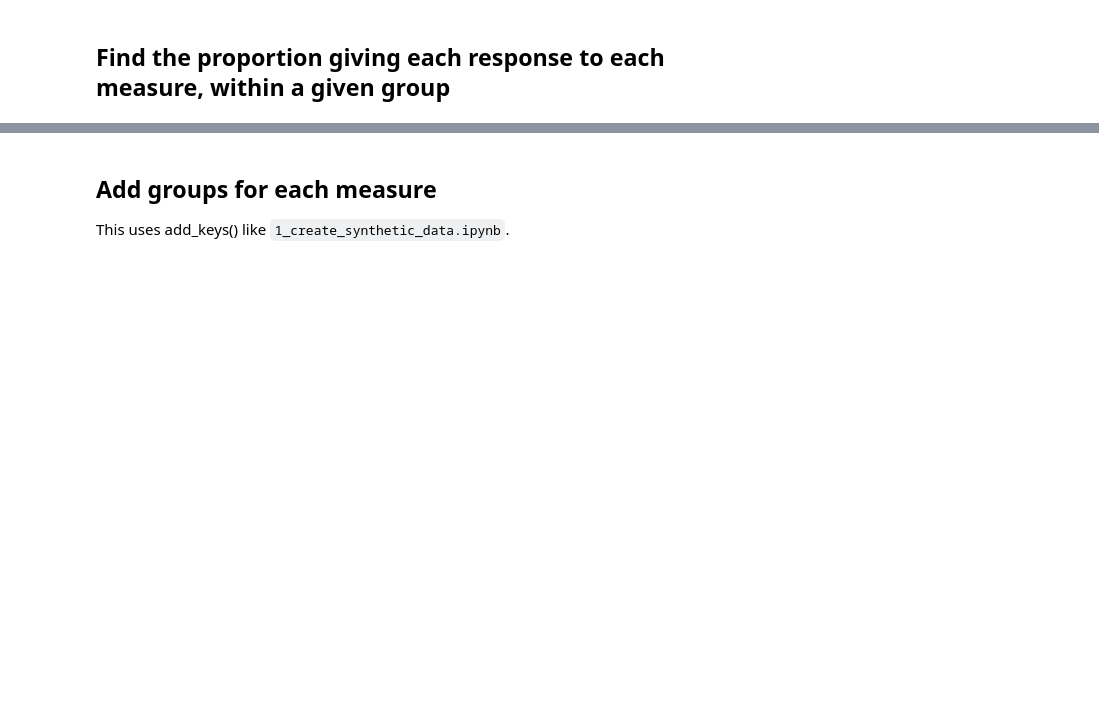
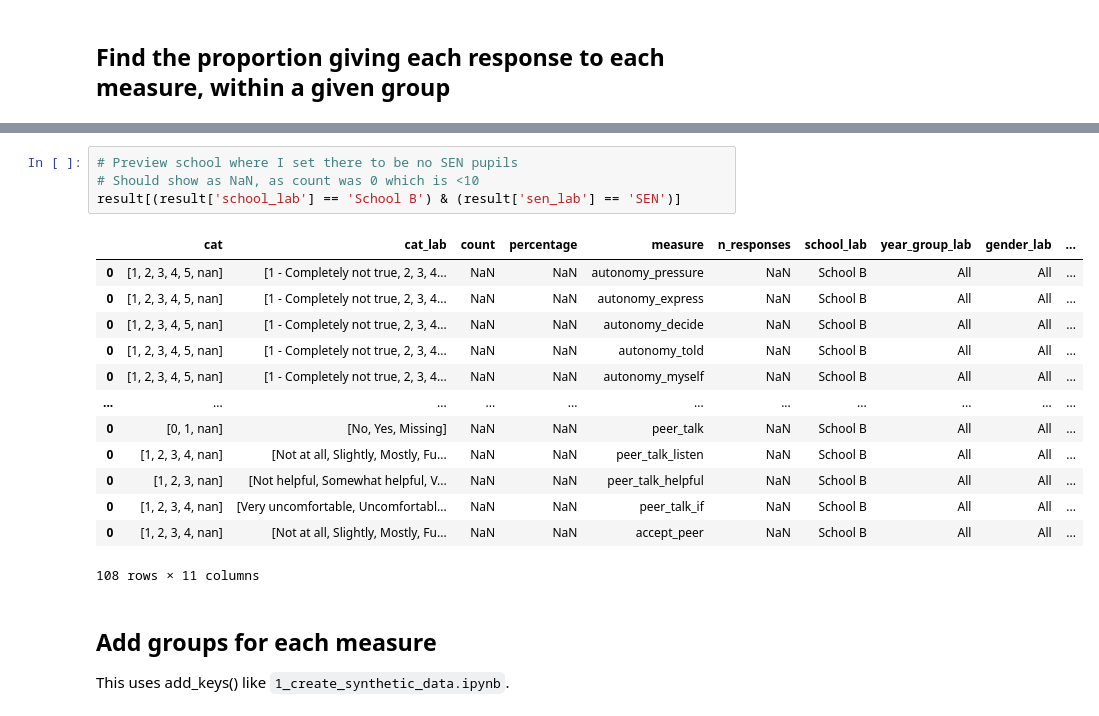
Before and after one commit to kailo-beewell/synthetic_standard_school_dashboards, a Jupyter notebook: create_and_process_data/4_aggregate_responses.ipynb, the cells around one changed output, grey strips where cells are left out. Saved outputs shown, nothing was run; the diff lists cells and outputs as text; blank space fills up the shorter version.

```diff
--- a/create_and_process_data/4_aggregate_responses.ipynb
+++ b/create_and_process_data/4_aggregate_responses.ipynb
@@ -179,3 +244,21 @@ result.loc[result['measure'] == 'media_hours', 'cat_lab'].iloc[0]
+# %%
+# Preview school where I set there to be no SEN pupils
+# Should show as NaN, as count was 0 which is <10
+result[(result['school_lab'] == 'School B') & (result['sen_lab'] == 'SEN')]
+# %% [output]
+|  | cat | cat_lab | count | percentage | measure | n_responses | school_lab | year_group_lab | gender_lab | ... |
+| 0 | [1, 2, 3, 4, 5, nan] | [1 - Completely not true, 2, 3, 4... | NaN | NaN | autonomy_pressure | NaN | School B | All | All | ... |
+| 0 | [1, 2, 3, 4, 5, nan] | [1 - Completely not true, 2, 3, 4... | NaN | NaN | autonomy_express | NaN | School B | All | All | ... |
+| 0 | [1, 2, 3, 4, 5, nan] | [1 - Completely not true, 2, 3, 4... | NaN | NaN | autonomy_decide | NaN | School B | All | All | ... |
+| 0 | [1, 2, 3, 4, 5, nan] | [1 - Completely not true, 2, 3, 4... | NaN | NaN | autonomy_told | NaN | School B | All | All | ... |
+| 0 | [1, 2, 3, 4, 5, nan] | [1 - Completely not true, 2, 3, 4... | NaN | NaN | autonomy_myself | NaN | School B | All | All | ... |
+| ... | ... | ... | ... | ... | ... | ... | ... | ... | ... | ... |
+| 0 | [0, 1, nan] | [No, Yes, Missing] | NaN | NaN | peer_talk | NaN | School B | All | All | ... |
+| 0 | [1, 2, 3, 4, nan] | [Not at all, Slightly, Mostly, Fu... | NaN | NaN | peer_talk_listen | NaN | School B | All | All | ... |
+| 0 | [1, 2, 3, nan] | [Not helpful, Somewhat helpful, V... | NaN | NaN | peer_talk_helpful | NaN | School B | All | All | ... |
+| 0 | [1, 2, 3, 4, nan] | [Very uncomfortable, Uncomfortabl... | NaN | NaN | peer_talk_if | NaN | School B | All | All | ... |
+| 0 | [1, 2, 3, 4, nan] | [Not at all, Slightly, Mostly, Fu... | NaN | NaN | accept_peer | NaN | School B | All | All | ... |
+108 rows × 11 columns
 # %% [markdown]
 ## Add groups for each measure
 
```
Also changed, not shown: parts of 20 cells of this notebook, 1 other file.
